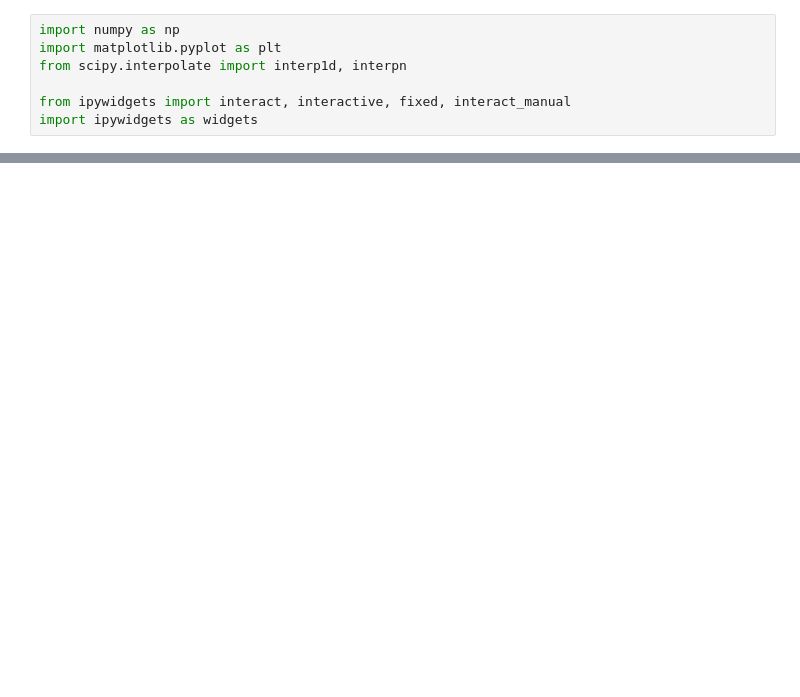
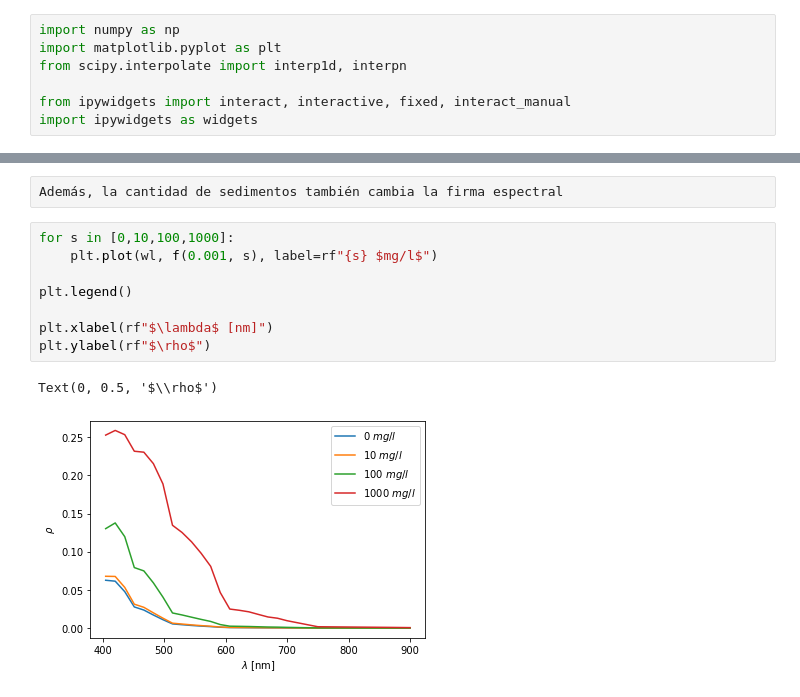
Before and after one commit to fnemina/OC-Teaching-notebooks, a Jupyter notebook: chlRho.ipynb, the cells around one changed output, grey strips where cells are left out. Cells and saved outputs as stored; diff of their text form; blank space fills up the shorter version.

```diff
--- a/chlRho.ipynb
+++ b/chlRho.ipynb
@@ -27,0 +59,13 @@ sea = interp1d(wl, f(c, s))(sea_wl)
+# %%
+Además, la cantidad de sedimentos también cambia la firma espectral
+# %%
+for s in [0,10,100,1000]:
+    plt.plot(wl, f(0.001, s), label=rf"{s} $mg/l$")
+
+plt.legend()
+
+plt.xlabel(rf"$\lambda$ [nm]")
+plt.ylabel(rf"$\rho$")
+# %% [output]
+Text(0, 0.5, '$\\rho$')
+[figure, added]
```
Also changed, not shown: parts of 27 cells of this notebook.
